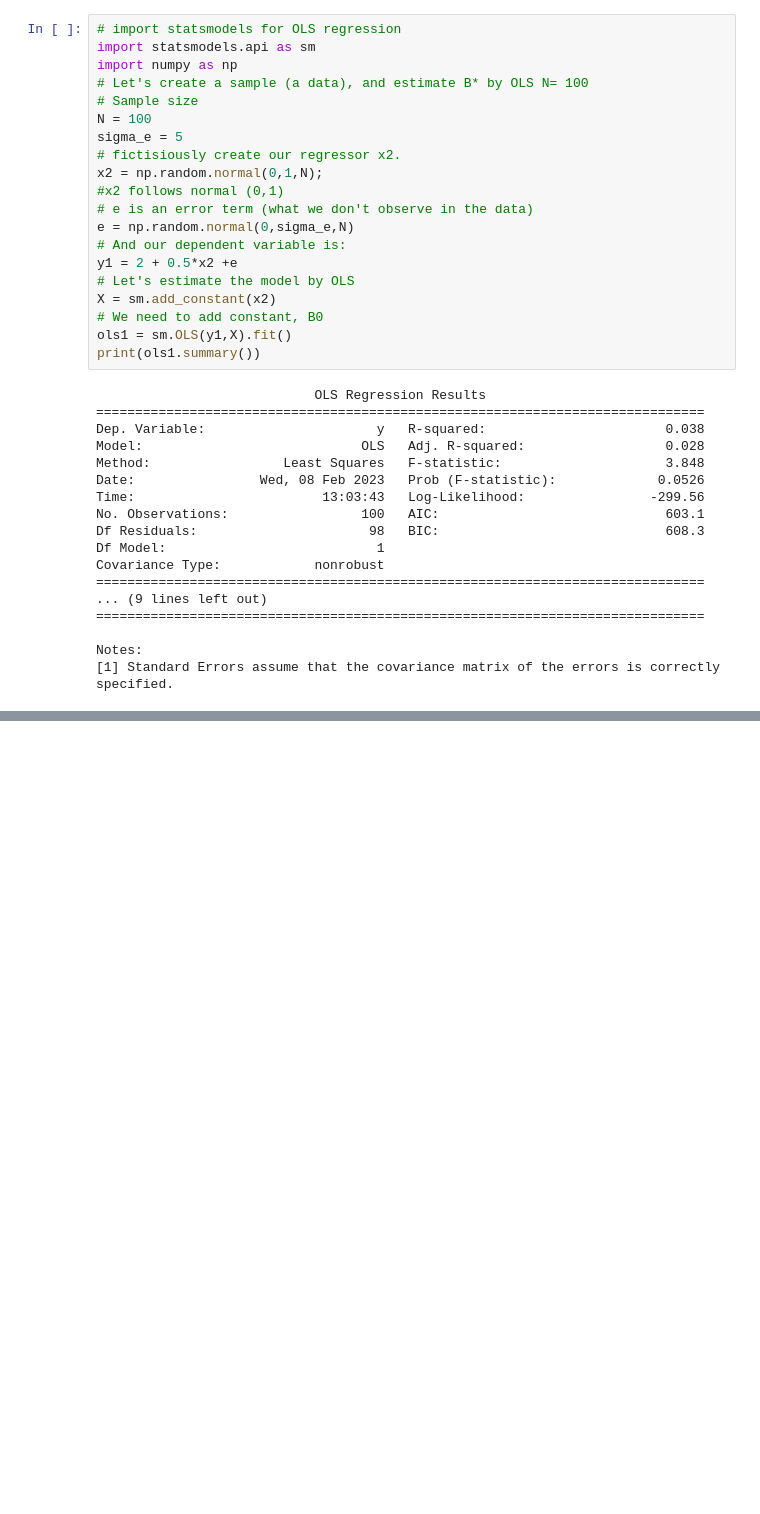
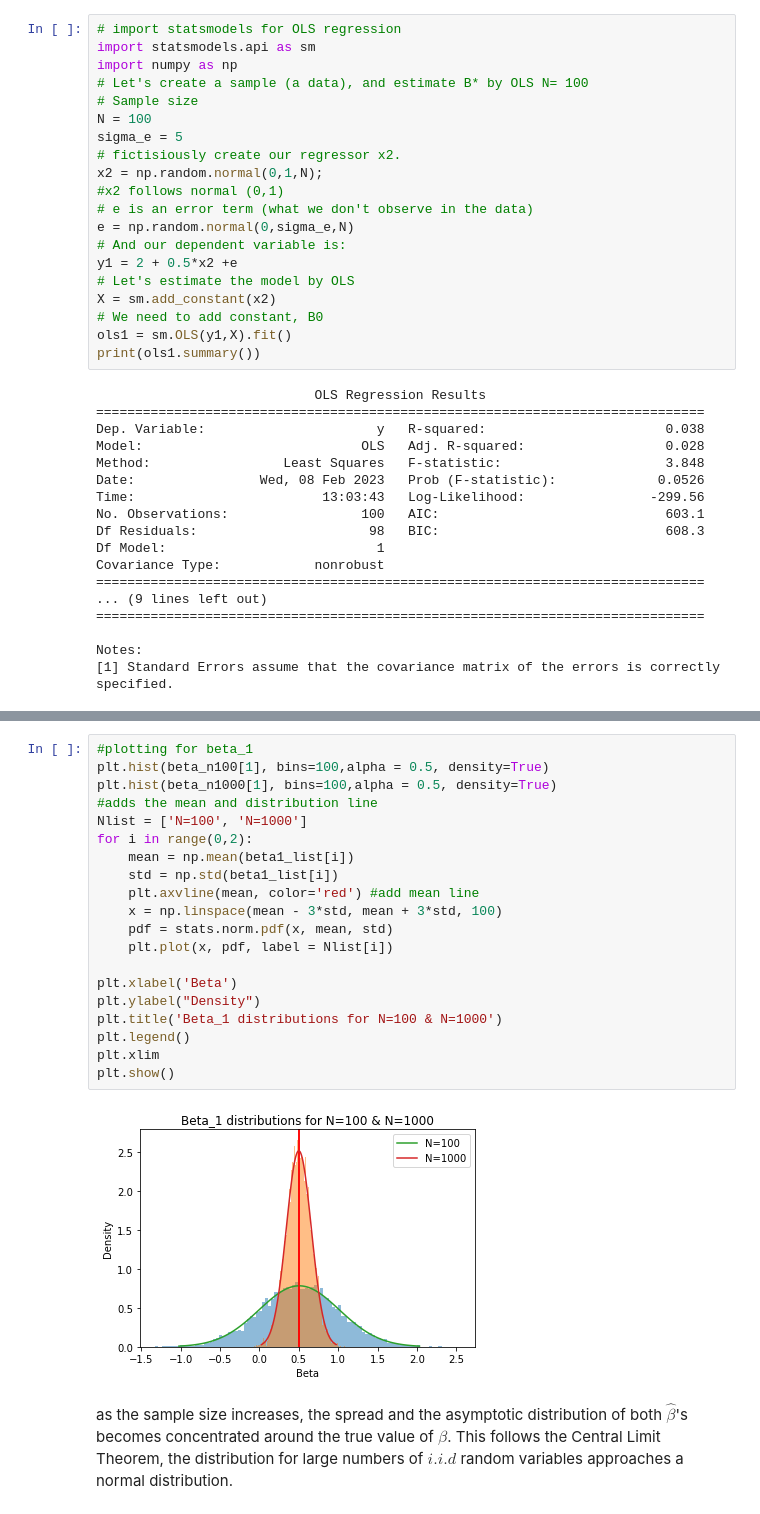
Before and after one commit to ArifShahrin/PS3, a Jupyter notebook: Untitled.ipynb, the cells around one changed output, grey strips where cells are left out. Saved outputs shown, nothing was run; the diff lists cells and outputs as text; blank space fills up the shorter version.

```diff
--- a/Untitled.ipynb
+++ b/Untitled.ipynb
@@ -172,0 +160,25 @@ print(beta)
+# %%
+#plotting for beta_1
+plt.hist(beta_n100[1], bins=100,alpha = 0.5, density=True)
+plt.hist(beta_n1000[1], bins=100,alpha = 0.5, density=True)
+#adds the mean and distribution line
+Nlist = ['N=100', 'N=1000']
+for i in range(0,2):
+    mean = np.mean(beta1_list[i])
+    std = np.std(beta1_list[i])
+    plt.axvline(mean, color='red') #add mean line
+    x = np.linspace(mean - 3*std, mean + 3*std, 100)
+    pdf = stats.norm.pdf(x, mean, std)
+    plt.plot(x, pdf, label = Nlist[i])
+
+plt.xlabel('Beta')
+plt.ylabel("Density")
+plt.title('Beta_1 distributions for N=100 & N=1000')
+plt.legend()
+plt.xlim
+plt.show()
+# %% [output]
+[figure, added]
+# %% [markdown]
+
+ as the sample size increases, the spread and the asymptotic distribution of both $\hat{\beta}$'s  becomes concentrated around the true value of $\beta$. This follows the Central Limit Theorem, the distribution for large numbers of $i.i.d$ random variables approaches a normal distribution.
```
Also changed, not shown: parts of 7 cells of this notebook.
